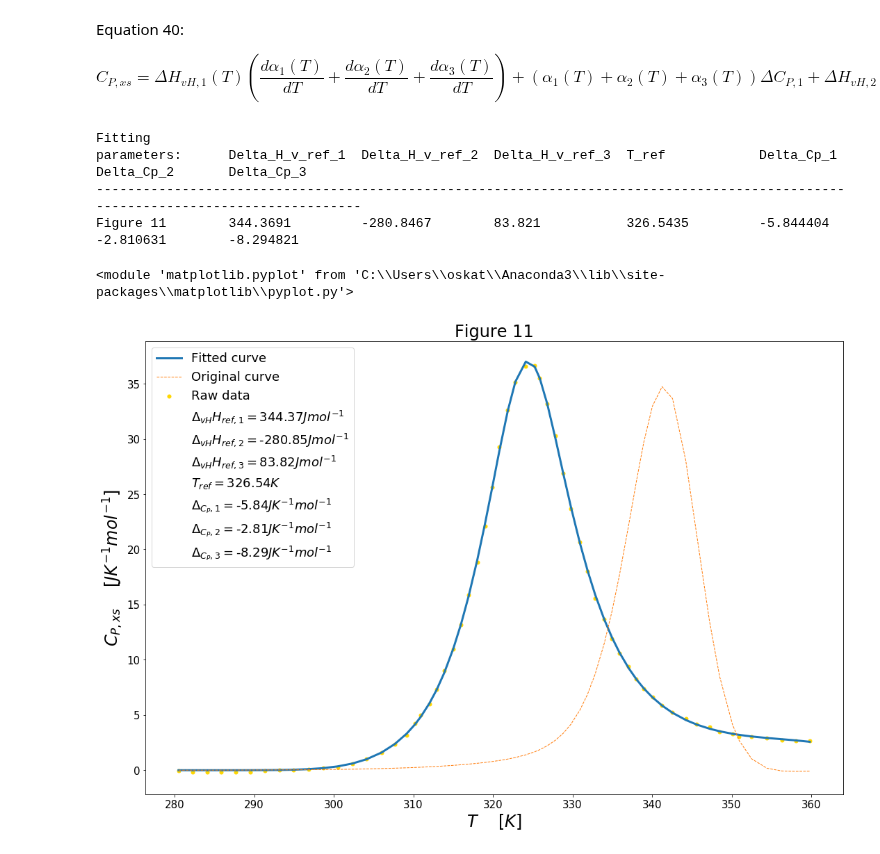
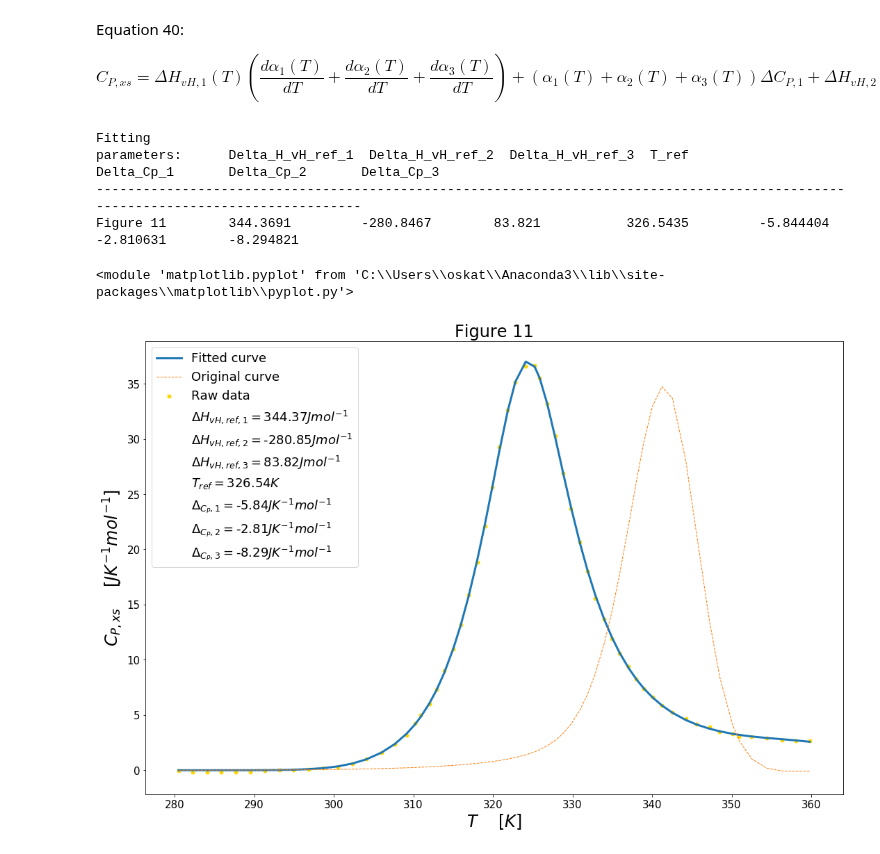
Before and after one commit to KiraSensei13/MNT_ITESM_courses, a Jupyter notebook: 2.2.ThermodynamicsOfMaterials/classActivity02/Figure11.ipynb, the cells around one changed output. Drawn from its saved outputs; the diff is of its cells as text; code cells hidden in the pictures.

```diff
--- a/2.2.ThermodynamicsOfMaterials/classActivity02/Figure11.ipynb
+++ b/2.2.ThermodynamicsOfMaterials/classActivity02/Figure11.ipynb
@@ -38,13 +38,13 @@ plt.rc('ytick', labelsize=15)
 
 from scipy import special, optimize
 
-# DATA FIG 1
+# DATA FIG 11
 data_df = pd.read_csv("./fig11_data.txt", delimiter=",");
 data_df = data_df.sort_values(by=['T']);
 data_T  = data_df.iloc[:]['T'];
 data_c  = data_df.iloc[:]['C'];
-T_7a = np.array(data_T);
-C_7a = np.array(data_c);
+T = np.array(data_T);
+C = np.array(data_c);
 # %% [markdown]
 Equation 21:
 
@@ -175,14 +175,14 @@ Delta_Cp_3 = -10
 tmplt_str_l = "  ".join(["{:<15}"] + ["{:<15}"]*7);
 tmplt_str_s = "  ".join(["{:<15}"] + ["{:<15.7}"]*7);
 print('Fitting')
-print(tmplt_str_l.format(*['parameters:', 'Delta_H_v_ref_1', 'Delta_H_v_ref_2', 'Delta_H_v_ref_3', 'T_ref', 'Delta_Cp_1', 'Delta_Cp_2', 'Delta_Cp_3']));
+print(tmplt_str_l.format(*['parameters:', 'Delta_H_vH_ref_1', 'Delta_H_vH_ref_2', 'Delta_H_vH_ref_3', 'T_ref', 'Delta_Cp_1', 'Delta_Cp_2', 'Delta_Cp_3']));
 print("-" * 130);
 
-T_ref = T_ref_(T_7a, C_7a); # reasonable initial guesses for T_ref EOS parameter
-C_prev_7a = C_(T_7a, Delta_H_v_ref_1, Delta_H_v_ref_2, Delta_H_v_ref_3, T_ref, Delta_Cp_1, Delta_Cp_2, Delta_Cp_3);
+T_ref = T_ref_(T, C); # reasonable initial guesses for T_ref EOS parameter
+C_prev = C_(T, Delta_H_v_ref_1, Delta_H_v_ref_2, Delta_H_v_ref_3, T_ref, Delta_Cp_1, Delta_Cp_2, Delta_Cp_3);
 
 p0 = Delta_H_v_ref_1, Delta_H_v_ref_2, Delta_H_v_ref_3, T_ref, Delta_Cp_1, Delta_Cp_2, Delta_Cp_3
-results = optimize.curve_fit(C_, T_7a, C_7a, p0)
+results = optimize.curve_fit(C_, T, C, p0)
 
 Delta_H_v_ref_1 = results[0][0];
 Delta_H_v_ref_2 = results[0][1];
@@ -192,43 +192,43 @@ Delta_Cp_1 = results[0][4];
 Delta_Cp_2 = results[0][5];
 Delta_Cp_3 = results[0][6];
 
-C_fit_7a = C_(T_7a, Delta_H_v_ref_1, Delta_H_v_ref_2, Delta_H_v_ref_3, T_ref, Delta_Cp_1, Delta_Cp_2, Delta_Cp_3);
+C_fit = C_(T, Delta_H_v_ref_1, Delta_H_v_ref_2, Delta_H_v_ref_3, T_ref, Delta_Cp_1, Delta_Cp_2, Delta_Cp_3);
 print(tmplt_str_s.format('Figure 11', *results[0], 0));
 # %% [output]
 Fitting
-parameters:      Delta_H_v_ref_1  Delta_H_v_ref_2  Delta_H_v_ref_3  T_ref            Delta_Cp_1       Delta_Cp_2       Delta_Cp_3
+parameters:      Delta_H_vH_ref_1  Delta_H_vH_ref_2  Delta_H_vH_ref_3  T_ref            Delta_Cp_1       Delta_Cp_2       Delta_Cp_3
 ----------------------------------------------------------------------------------------------------------------------------------
 Figure 11        344.3691         -280.8467        83.821           326.5435         -5.844404        -2.810631        -8.294821
 # %%
 # PLOT FIG 1
 scale = 6;
 fig, ax = plt.subplots(figsize=(3*scale, 2*scale));
 
 # Plot
-plt.plot(T_7a, C_fit_7a, '-', linewidth=3, label='Fitted curve')
-plt.scatter(T_7a, C_7a, s=25, color='gold', label='Raw data');
+plt.plot(T, C_fit, '-', linewidth=3, label='Fitted curve')
+plt.scatter(T, C, s=25, color='gold', label='Raw data');
 
 ax.set(autoscale_on=False)
-plt.plot(T_7a, C_prev_7a, '--', linewidth=1, label='Original curve', scalex=False, scaley=False)
+plt.plot(T, C_prev, '--', linewidth=1, label='Original curve', scalex=False, scaley=False)
 
 # Print fitting parameters as plot legends
-x = T_7a[0]
-y = C_7a[0]
-plt.scatter(x, y, s=0, label=r'$\Delta_{vH} H_{ref,1} = $' + str(round(Delta_H_v_ref_1, 2)) + r'$J {mol}^{-1}$')
-plt.scatter(x, y, s=0, label=r'$\Delta_{vH} H_{ref,2} = $' + str(round(Delta_H_v_ref_2, 2)) + r'$J {mol}^{-1}$')
-plt.scatter(x, y, s=0, label=r'$\Delta_{vH} H_{ref,3} = $' + str(round(Delta_H_v_ref_3, 2)) + r'$J {mol}^{-1}$')
+x = T[0]
+y = C[0]
+plt.scatter(x, y, s=0, label=r'$\Delta H_{vH,ref,1} = $' + str(round(Delta_H_v_ref_1, 2)) + r'$J {mol}^{-1}$')
+plt.scatter(x, y, s=0, label=r'$\Delta H_{vH,ref,2} = $' + str(round(Delta_H_v_ref_2, 2)) + r'$J {mol}^{-1}$')
+plt.scatter(x, y, s=0, label=r'$\Delta H_{vH,ref,3} = $' + str(round(Delta_H_v_ref_3, 2)) + r'$J {mol}^{-1}$')
 plt.scatter(x, y, s=0, label=r'$T_{ref} = $' + str(round(T_ref, 2)) + r'$K$')
 plt.scatter(x, y, s=0, label=r'$\Delta_{C_P,1} = $' + str(round(Delta_Cp_1, 2)) + r'$J K^{-1} {mol}^{-1}$')
 plt.scatter(x, y, s=0, label=r'$\Delta_{C_P,2} = $' + str(round(Delta_Cp_2, 2)) + r'$J K^{-1} {mol}^{-1}$')
 plt.scatter(x, y, s=0, label=r'$\Delta_{C_P,3} = $' + str(round(Delta_Cp_3, 2)) + r'$J K^{-1} {mol}^{-1}$')
 
 # Display plots
 plt.yscale('linear');
 plt.xlabel(r'$T$' + '    ' + r'$[K]$', fontsize=24);
 plt.ylabel(r'$C_{P,xs}$' + '    ' + r'$[J K^{-1} mol^{-1}]$', fontsize=24);
 plt.title('Figure 11', size=24);
 plt.legend(prop={'size': 18});
 display(plt);
 # %% [output]
 <module 'matplotlib.pyplot' from 'C:\\Users\\oskat\\Anaconda3\\lib\\site-packages\\matplotlib\\pyplot.py'>
-[figure, old version]
+[figure, new version]
```
Also changed, not shown: 3 other files.
